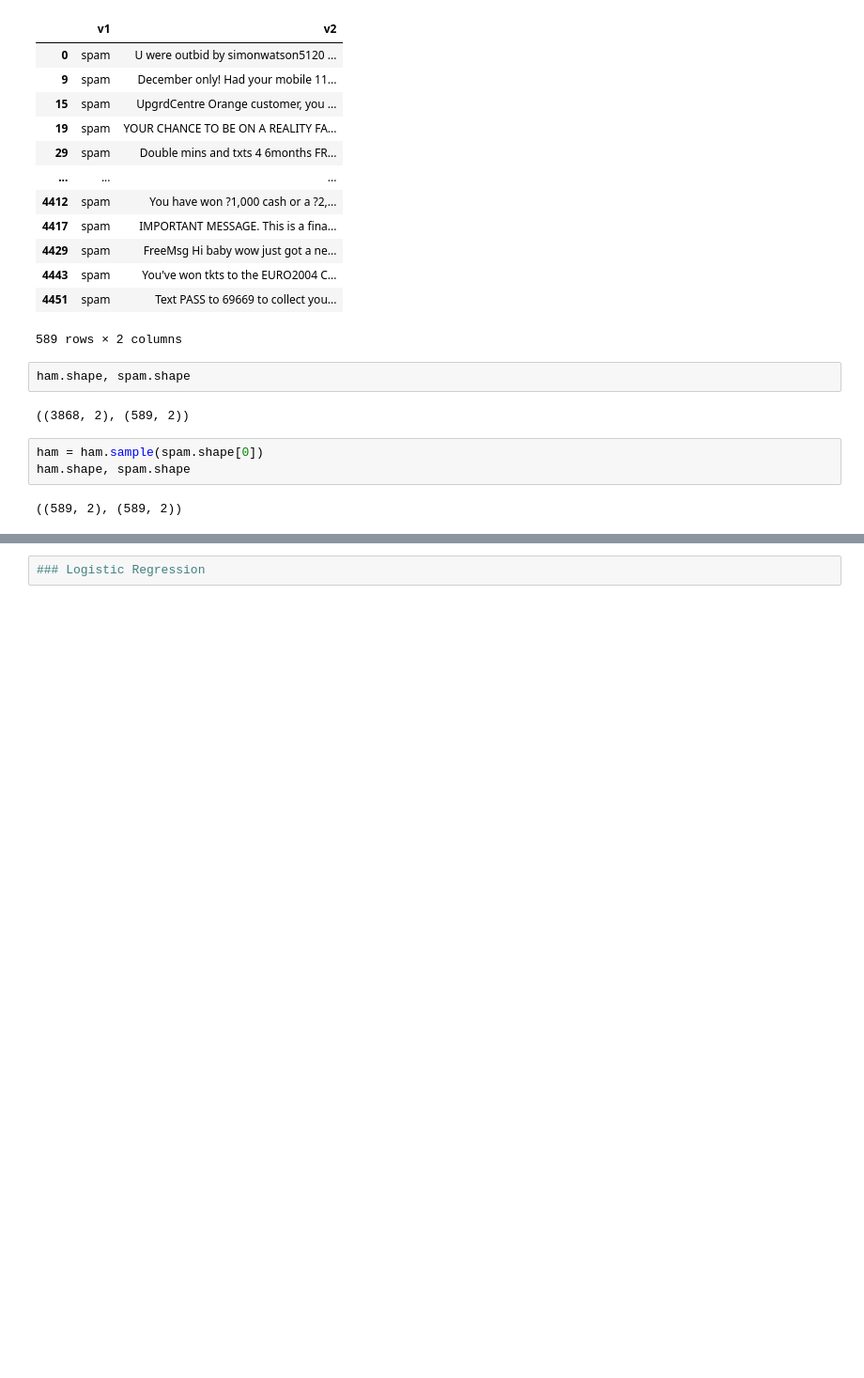
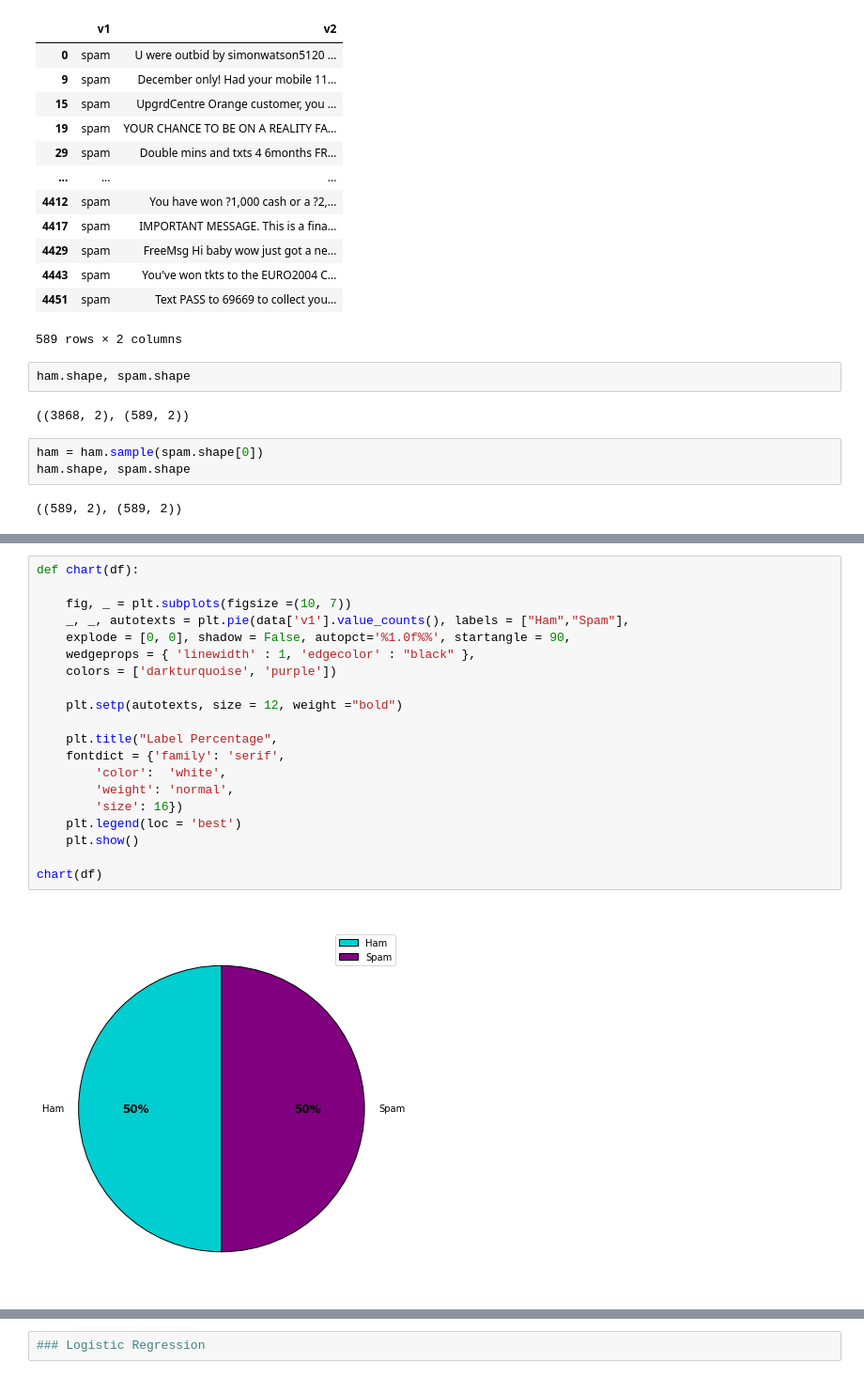
Before and after one commit to burakcimtay/Sms_Spam_Detection, a Jupyter notebook: sms_spam_2.ipynb, the cells around one changed output, grey strips where cells are left out. Shown at 94% size. Saved outputs shown, nothing was run; the diff lists cells and outputs as text; blank space fills up the shorter version.

```diff
--- a/sms_spam_2.ipynb
+++ b/sms_spam_2.ipynb
@@ -103,6 +115,28 @@ print(data.tail())
 1175  spam  FreeMsg Hi baby wow just got a new cam moby. W...
 1176  spam  You've won tkts to the EURO2004 CUP FINAL or å...
 1177  spam  Text PASS to 69669 to collect your polyphonic ...
+# %%
+def chart(df):
+
+    fig, _ = plt.subplots(figsize =(10, 7))
+    _, _, autotexts = plt.pie(data['v1'].value_counts(), labels = ["Ham","Spam"],
+    explode = [0, 0], shadow = False, autopct='%1.0f%%', startangle = 90,
+    wedgeprops = { 'linewidth' : 1, 'edgecolor' : "black" },
+    colors = ['darkturquoise', 'purple'])
+
+    plt.setp(autotexts, size = 12, weight ="bold")
+
+    plt.title("Label Percentage",
+    fontdict = {'family': 'serif',
+        'color':  'white',
+        'weight': 'normal',
+        'size': 16})
+    plt.legend(loc = 'best')
+    plt.show()
+
+chart(df)
+# %% [output]
+[figure, added]
 # %%
 X=data["v2"]
 y=data["v1"]
```
Also changed, not shown: parts of 13 cells of this notebook, 1 other file.
